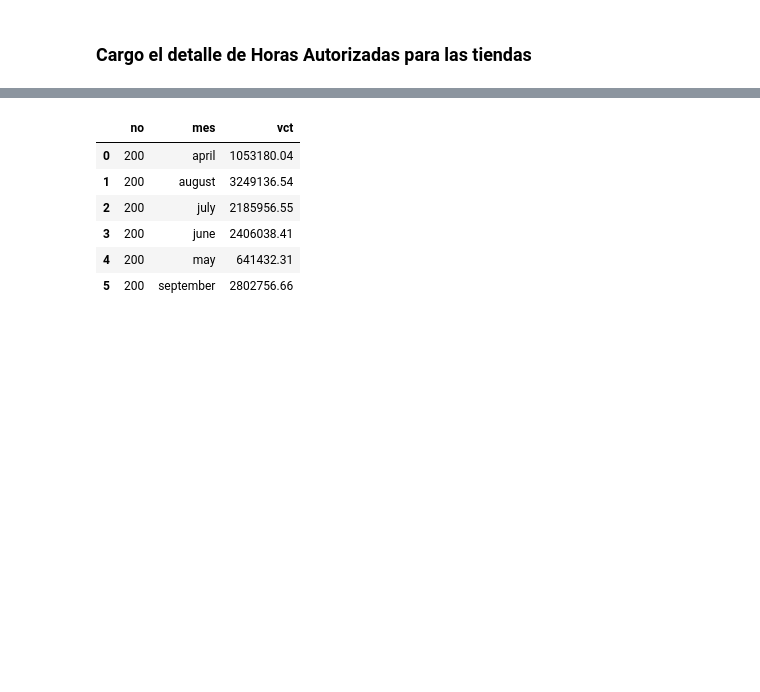
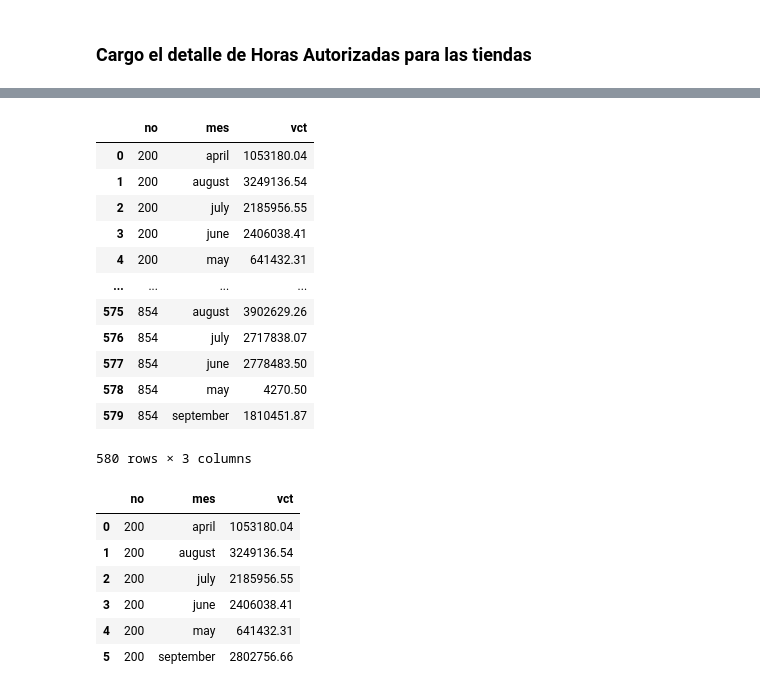
Before and after one commit to juanifmera/progresion, a Jupyter notebook: progresiones/horario_extendido.ipynb, the cells around one changed output, grey strips where cells are left out. Saved outputs shown, nothing was run; the diff lists cells and outputs as text; code cells hidden in the pictures; blank space fills up the shorter version.

```diff
--- a/progresiones/horario_extendido.ipynb
+++ b/progresiones/horario_extendido.ipynb
@@ -242,3 +321,19 @@ horas_autorizadas.reset_index().to_excel('results/analisis_tiendas_horario_exten
+# %%
+ventas_horario_extendido
+# %% [output]
+|  | no | mes | vct |
+| 0 | 200 | april | 1053180.04 |
+| 1 | 200 | august | 3249136.54 |
+| 2 | 200 | july | 2185956.55 |
+| 3 | 200 | june | 2406038.41 |
+| 4 | 200 | may | 641432.31 |
+| ... | ... | ... | ... |
+| 575 | 854 | august | 3902629.26 |
+| 576 | 854 | july | 2717838.07 |
+| 577 | 854 | june | 2778483.50 |
+| 578 | 854 | may | 4270.50 |
+| 579 | 854 | september | 1810451.87 |
+580 rows × 3 columns
 # %%
 # Confirmo que la seleccion de vct en horario extendido es correcta. Lau tiene otros numeros en su reporte
 ventas_horario_extendido[ventas_horario_extendido['no'] == 200]
```
Also changed, not shown: parts of 7 cells of this notebook, 4 other files.
